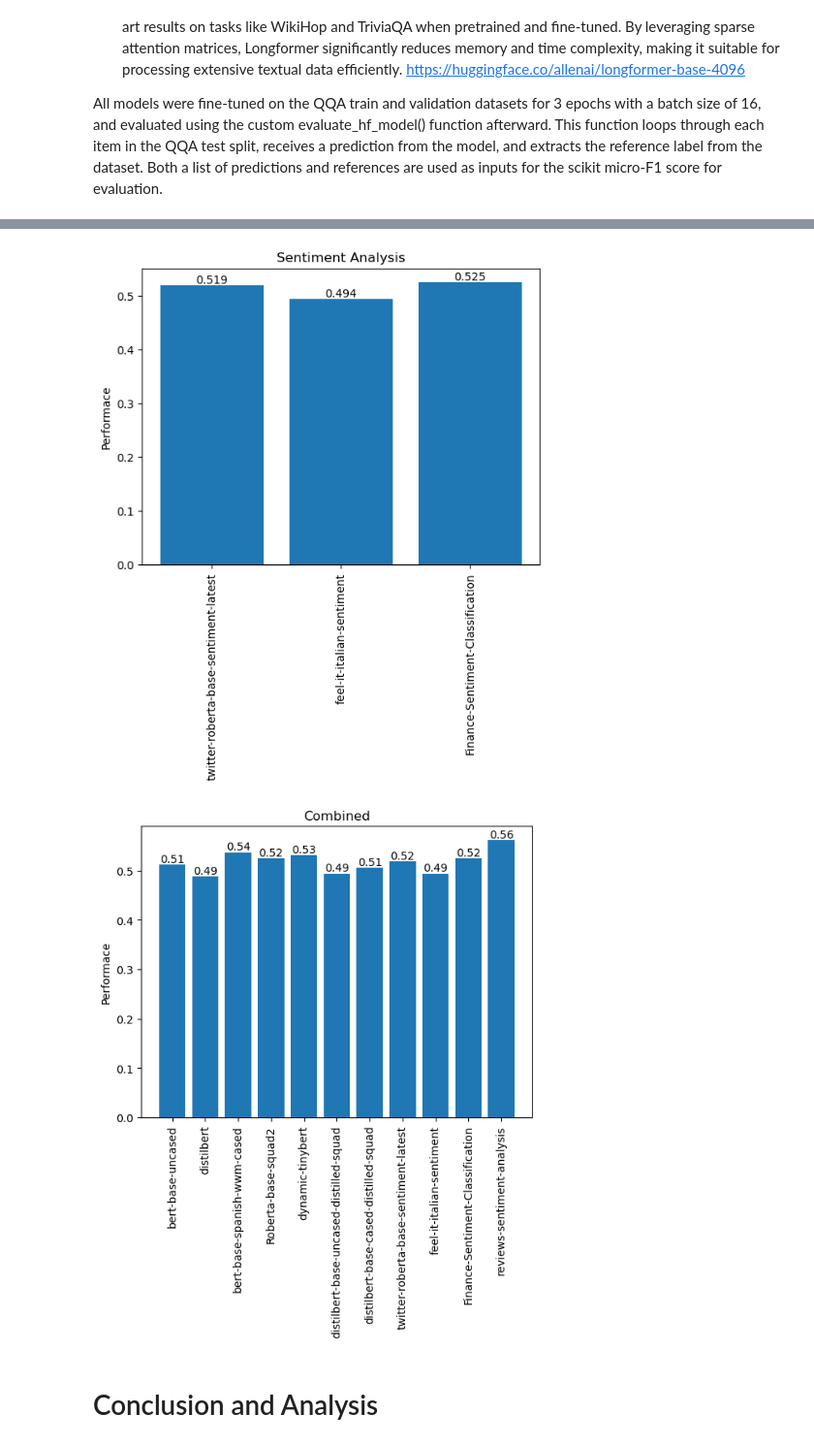
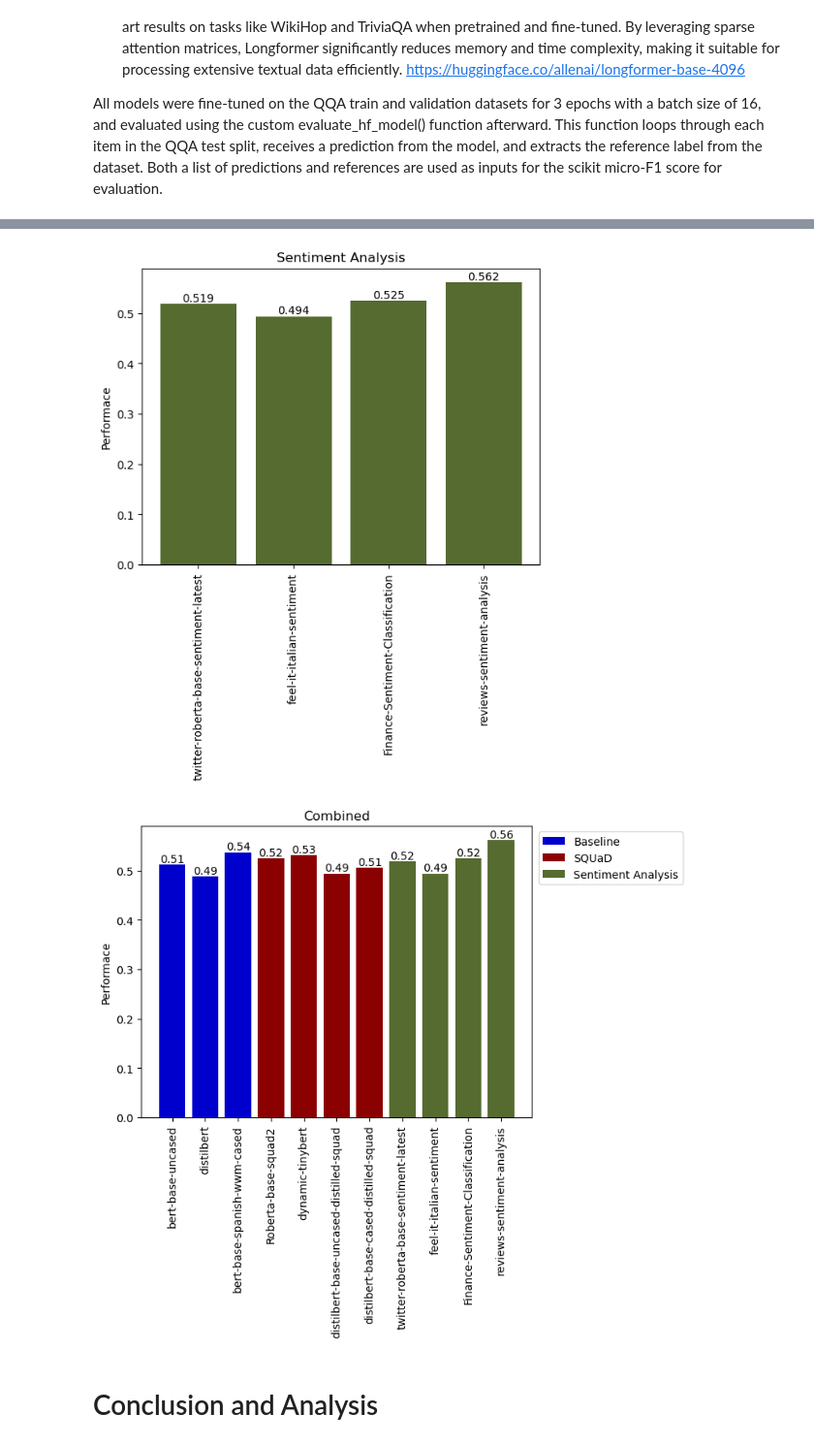
Before and after one commit to braphael99/NLPGroup5, a Jupyter notebook: Project3Code.ipynb, the cells around one changed output, grey strips where cells are left out. Shown at 97% size. Drawn from its saved outputs; the diff is of its cells as text; code cells hidden in the pictures.

Commit message:
Added Further Clarity To The Graphs, Added One That Was Missing

```diff
--- a/Project3Code.ipynb
+++ b/Project3Code.ipynb
@@ -641,27 +640,31 @@ plt.show()
 # %%
 #Set plot and plot
 plt.title("Sentiment Analysis")
-plt.xticks(xpoints[7:10], names[7:10], rotation = 'vertical')
-plt.bar(xpoints[7:10], ypoints[7:10])
+plt.xticks(xpoints[7:11], names[7:11], rotation = 'vertical')
+plt.bar(xpoints[7:11], ypoints[7:11], color='darkolivegreen')
 plt.ylabel("Performace")
 
-for x, y in zip(xpoints[7:10], ypoints[7:10]):
+for x, y in zip(xpoints[7:11], ypoints[7:11]):
     plt.text(x, y, str(round(y, 3)), ha='center', va='bottom')
 
 plt.show()
 # %% [output]
-[figure, old version]
+[figure, new version]
 # %%
 plt.title("Combined")
 plt.xticks(xpoints, names, rotation = 'vertical')
-plt.bar(xpoints, ypoints)
+plt.bar(xpoints[0:3], ypoints[0:3], color='mediumblue', label='Baseline')
+plt.bar(xpoints[3:7], ypoints[3:7], color='darkred', label='SQUaD')
+plt.bar(xpoints[7:11], ypoints[7:11], color='darkolivegreen', label='Sentiment Analysis')
 plt.ylabel("Performace")
+
+plt.legend(loc='upper right', bbox_to_anchor=(1.4, 1))
 
 for x, y in zip(xpoints, ypoints):
     plt.text(x, y, str(round(y, 2)), ha='center', va='bottom')
 
 plt.show()
 # %% [output]
-[figure, old version]
+[figure, new version]
 # %% [markdown]
 # Conclusion and Analysis
```
Also changed, not shown: parts of 2 cells of this notebook.
